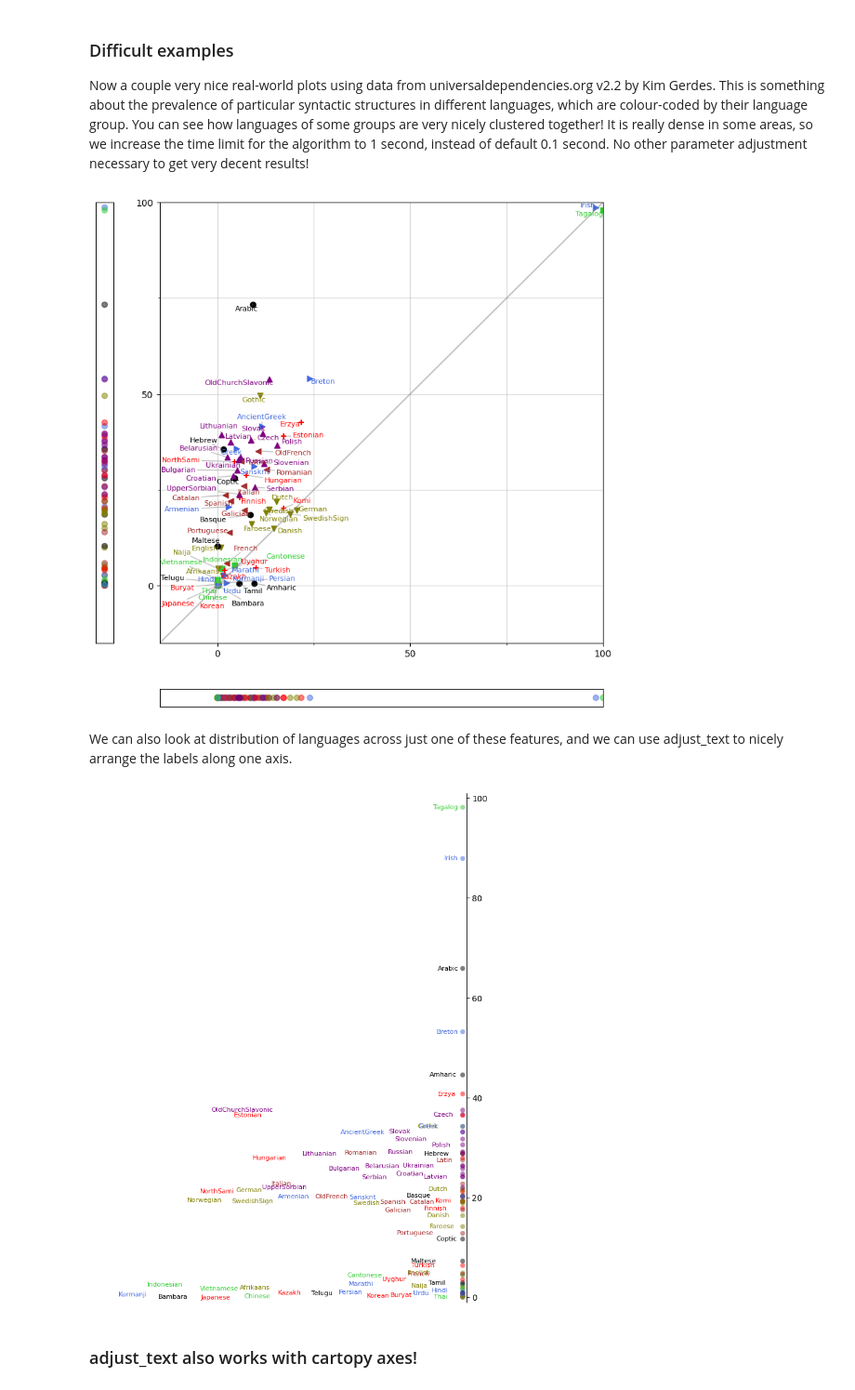
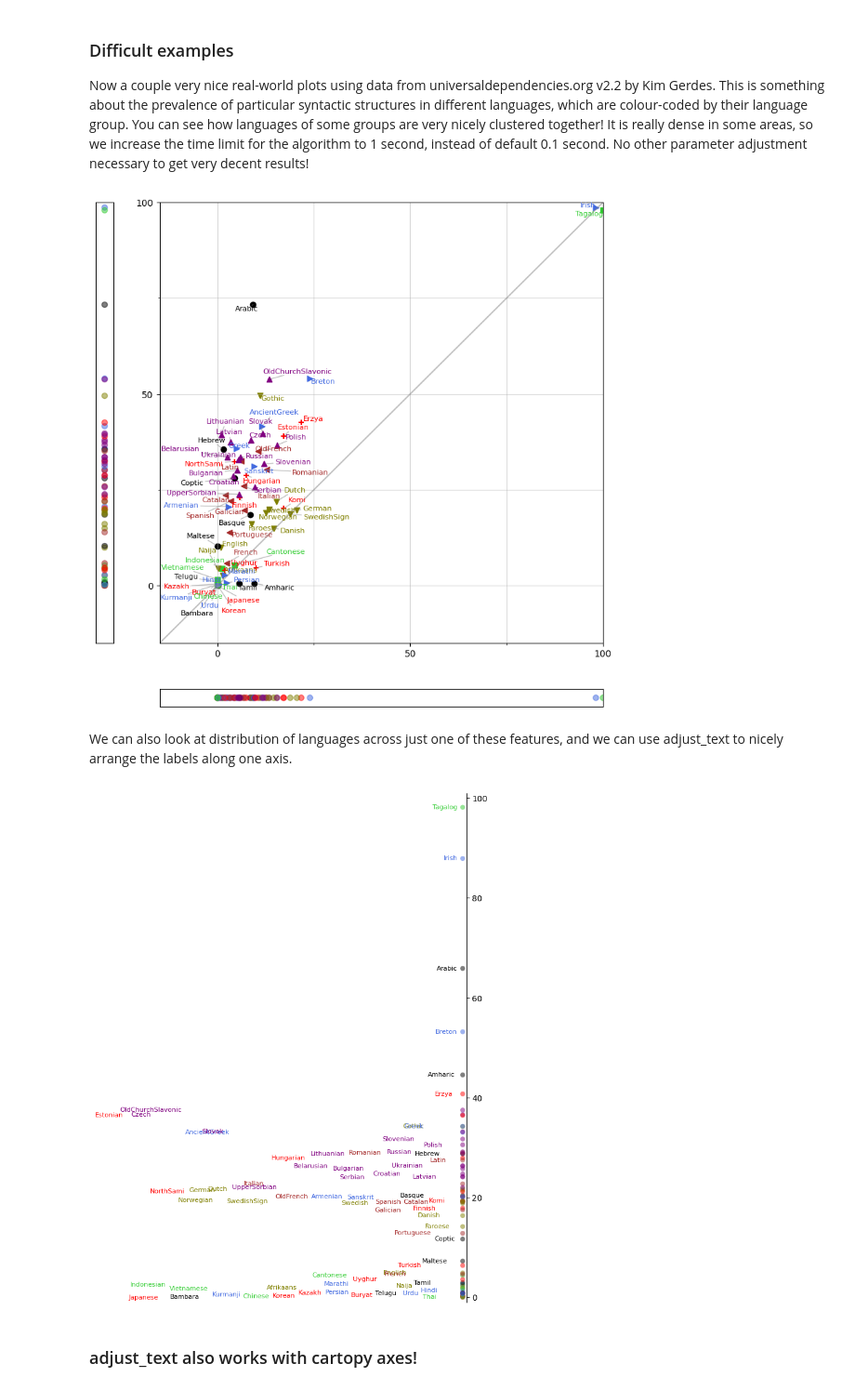
Before and after one commit to Phlya/adjustText, a Jupyter notebook: docs/source/Examples.ipynb, the cells around one changed output. Shown at 93% size. Drawn from its saved outputs; the diff is of its cells as text; code cells hidden in the pictures.

Commit message:
add max_move to avoid pushing texts too far

```diff
--- a/docs/source/Examples.ipynb
+++ b/docs/source/Examples.ipynb
@@ -123,7 +123,8 @@ def plot_volcano(adjust=False, **kwargs):
     plt.xlabel('$log_2(Fold Change)$')
     plt.ylabel('$-log_{10}(pvalue)$')
     if adjust:
-        adjust_text(texts, arrowprops=dict(arrowstyle="-", color='k', lw=0.5), **kwargs)
+        adjust_text(texts,
+                    arrowprops=dict(arrowstyle="-", color='k', lw=0.5), **kwargs)
 _ = plot_volcano()
 # %% [output]
 [figure]
@@ -273,11 +274,9 @@ for label, x, y in zip(col1.index, col1, col2):
                     fontsize=8, ha='center', va='center')] # for adjustText
 
 adjust_text(texts, ax=ax,
-            explode_radius=0, # Everything is so dense we can swtich off the initial
-                              # "explosion" of texts away from nearby points and each other
             arrowprops=dict(arrowstyle='-', color='gray', alpha=.5))
 # %% [output]
-[figure, old version]
+[figure, new version]
 # %% [markdown]
 We can also look at distribution of languages across just one of these features, and we can use adjust_text to nicely arrange the labels along one axis.
 # %%
@@ -300,32 +299,33 @@ langnameGroup={"AncientGreek":"Indo-European", "Arabic":"Semitic", "Basque":"iso
 groupColors={"Indo-European-Romance":'brown',"Indo-European-Baltoslavic":'purple',"Indo-European-Germanic":'olive',"Indo-European":'royalBlue',"Sino-Austronesian":'limeGreen', "Agglutinating":'red'}
 df = pd.Series(d)
 c=[groupColors.get(langnameGroup[label],'k') for label in df.index]
 fig, aa = plt.subplots(figsize=(7, 9))
 aa.axes.get_xaxis().set_visible(False)
 aa.set_xlim(-10, 0.1)
 aa.set_ylim(-1, 101)
 aa.scatter([0 for _ in df], df, c=c, alpha=0.5, edgecolors='none')
 aa.spines['left'].set_visible(False)
 aa.spines['top'].set_visible(False)
 aa.spines['bottom'].set_visible(False)
 aa.yaxis.set_label_position('right')
 aa.yaxis.set_ticks_position('right')
 plt.tight_layout()
 
 texts=[]
 np.random.seed(1)
 for label, y in zip(df.index, df):
     texts+=[aa.text(-.1-np.random.random()/100,
                     y, label, # A small random shift prevents labels which have exactly the same coordinates from being stuck together
                     color=groupColors.get(langnameGroup[label],'k'), fontsize=8,
                     ha='right', va='center')]
 adjust_text(texts, x=[0 for _ in df], y=df, avoid_self=False,
             force_text=(0.5, 0),# Since the movements are so contrained, high force speeds up the process a lot
             expand=(1, 1), # We want them to be quite compact, so reducing expansion makes sense
             only_move='x-', #Only allow movement to the left
+            max_move=None
 )
 # %% [output]
-[figure, old version]
+[figure, new version]
 # %% [markdown]
 ### adjust_text also works with cartopy axes!
 # %%
```
Also changed, not shown: parts of 11 cells of this notebook, 1 other file.
